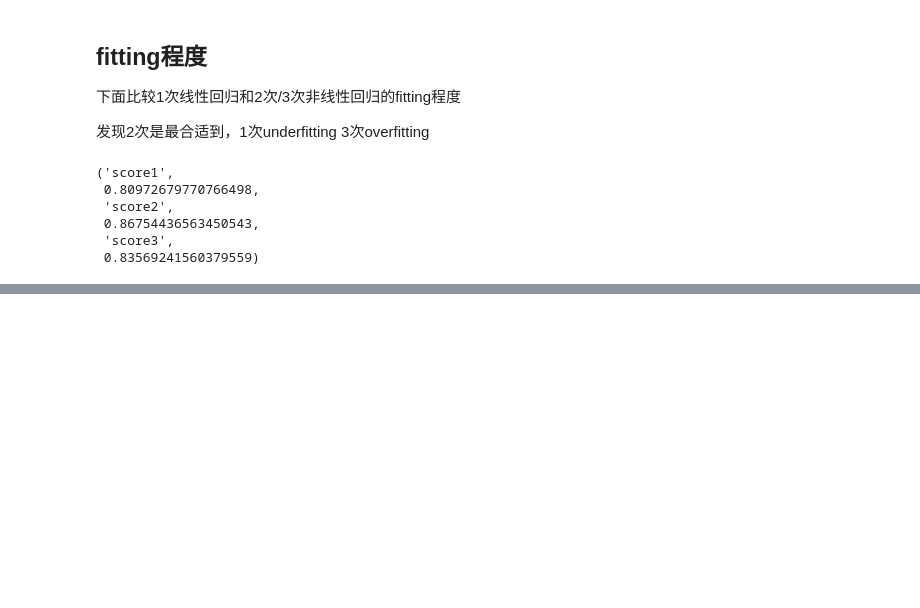
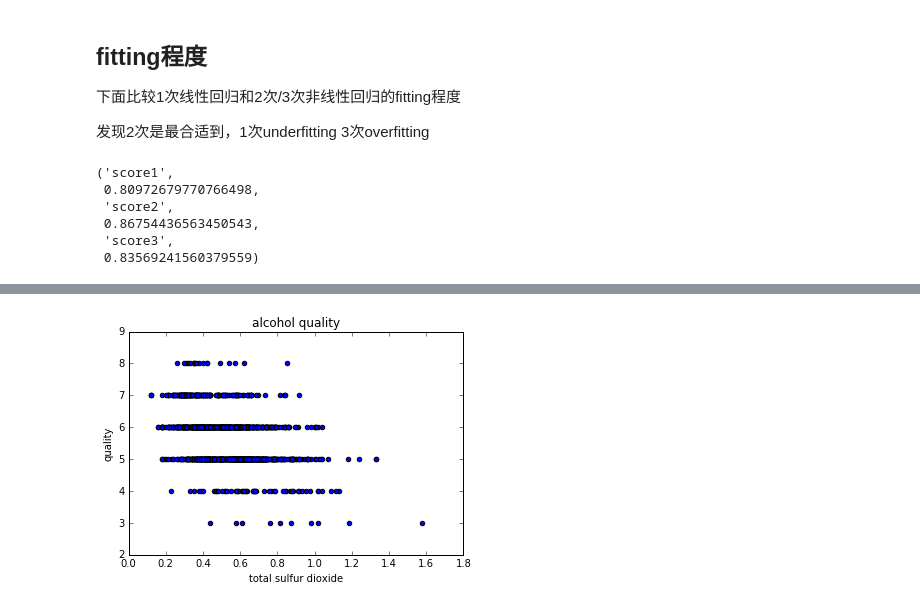
Before and after one commit to DragonFive/sklearn_ml, a Jupyter notebook: linear_regression.ipynb, the cells around one changed output, grey strips where cells are left out. Cells and saved outputs as stored; diff of their text form; code cells hidden in the pictures; blank space fills up the shorter version.

```diff
--- a/linear_regression.ipynb
+++ b/linear_regression.ipynb
@@ -234,0 +250,9 @@ score3 = tri_regress.score(tri_feature.transform(X_test),y_test)
+# %%
+# 下面测试使用pandas
+import pandas as pd
+# 读取csv文件
+df = pd.read_csv('winequality-red.csv',sep=';')
+
+# 显示前面几行
+df.head(8)
+# df.tail(3) # 显示尾部三列数据
@@ -234,0 +298,10 @@ score3 = tri_regress.score(tri_feature.transform(X_test),y_test)
+# %%
+import matplotlib.pyplot as plt
+# 绘制散点图
+plt.scatter(df['volatile acidity'],df['quality'])
+plt.xlabel('total sulfur dioxide')
+plt.ylabel('quality')
+plt.title('alcohol quality')
+plt.show()
+# %% [output]
+[figure, added]
```
Also changed, not shown: parts of 15 cells of this notebook, 1 other file.
